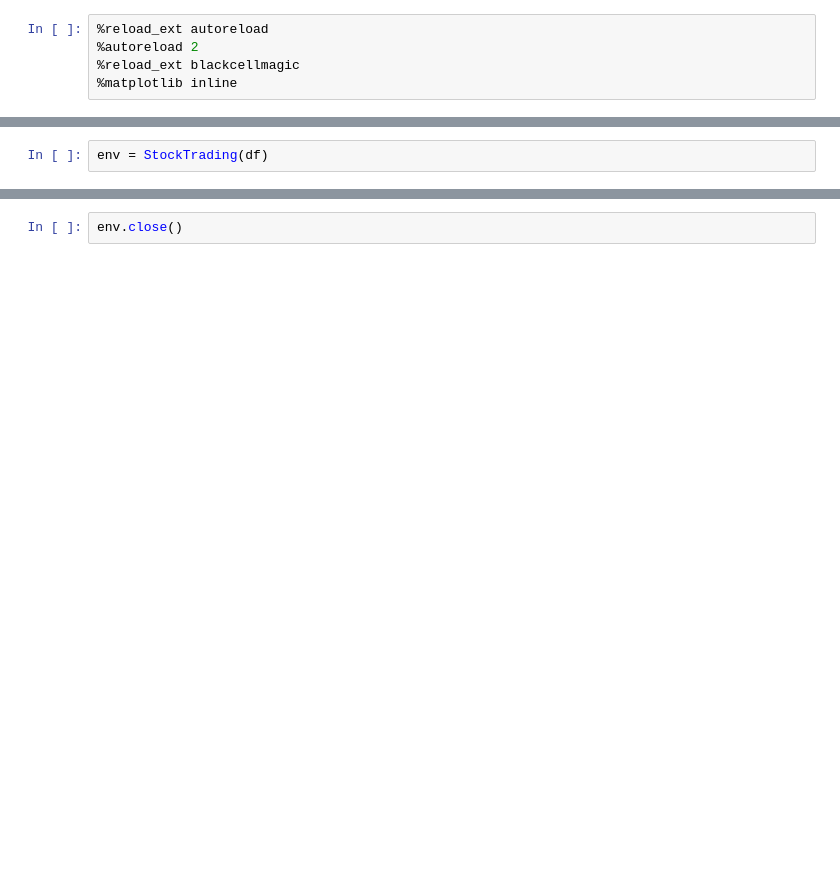
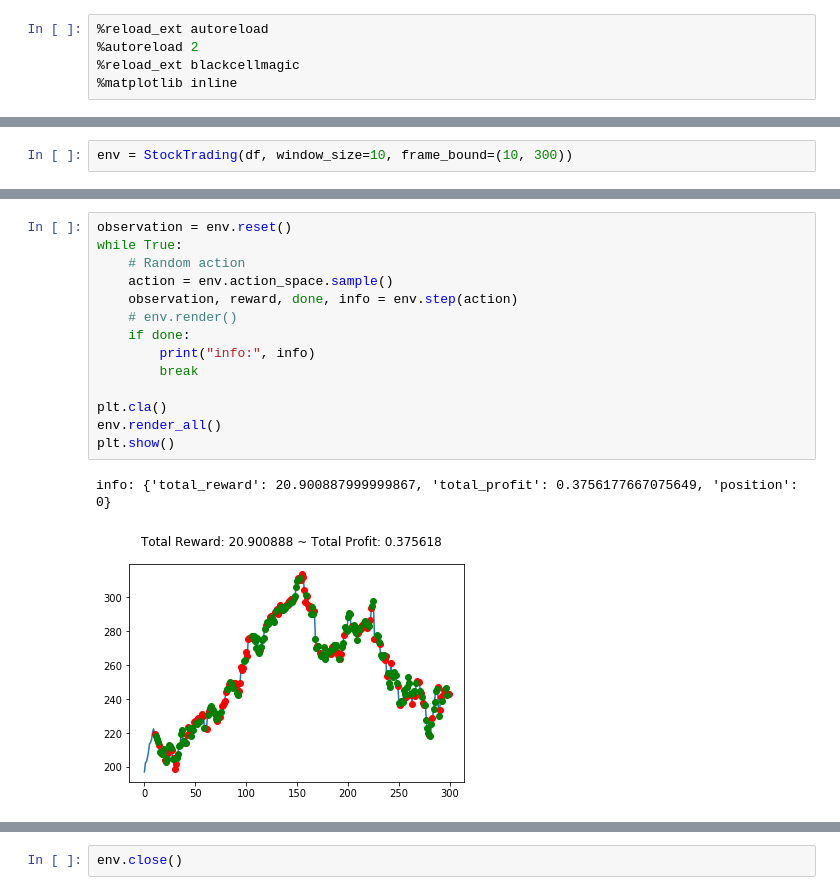
Before and after one commit to loomlike/relearn, a Jupyter notebook: example_stock.ipynb, the cells around one changed output, grey strips where cells are left out. Cells and saved outputs as stored; diff of their text form; blank space fills up the shorter version.

```diff
--- a/example_stock.ipynb
+++ b/example_stock.ipynb
@@ -39,2 +38,2 @@ df['Close'].plot()
 # %%
-env = StockTrading(df)
+env = StockTrading(df, window_size=10, frame_bound=(10, 300))
@@ -51,3 +60,20 @@ Profit: 0
+# %%
+observation = env.reset()
+while True:
+    # Random action
+    action = env.action_space.sample()
+    observation, reward, done, info = env.step(action)
+    # env.render()
+    if done:
+        print("info:", info)
+        break
+
+plt.cla()
+env.render_all()
+plt.show()
+# %% [output]
+info: {'total_reward': 20.900887999999867, 'total_profit': 0.3756177667075649, 'position': 0}
+[figure, added]
 # %%
 # The algorithms require a vectorized environment to run
 vecenv = DummyVecEnv([lambda: env])
```
Also changed, not shown: parts of 10 cells of this notebook, 4 other files.
